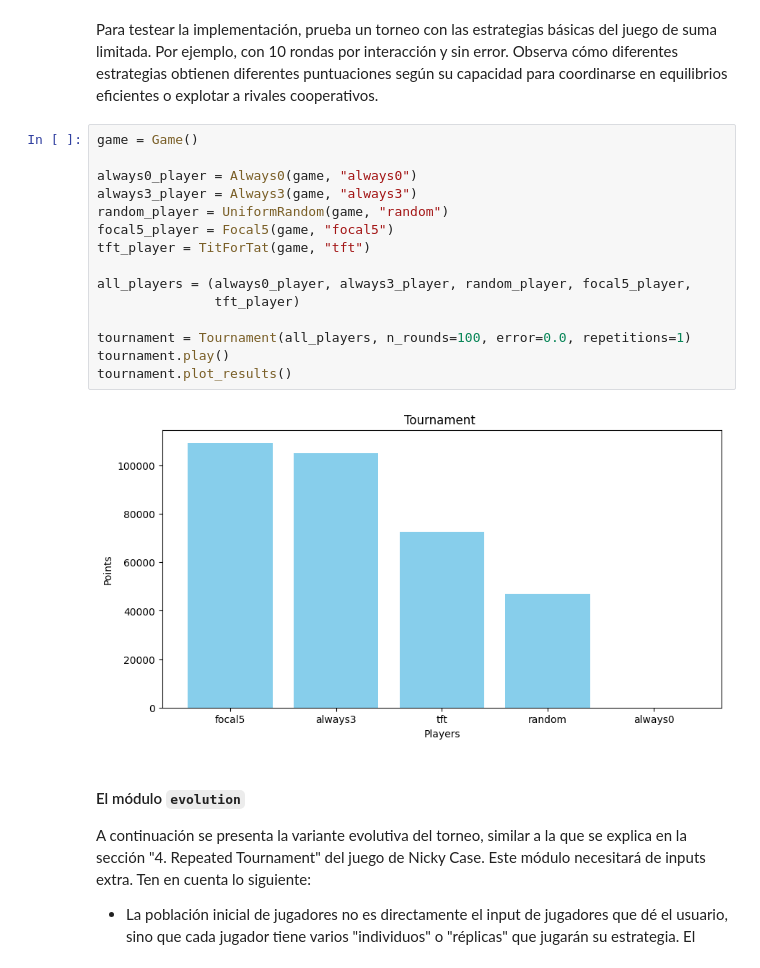
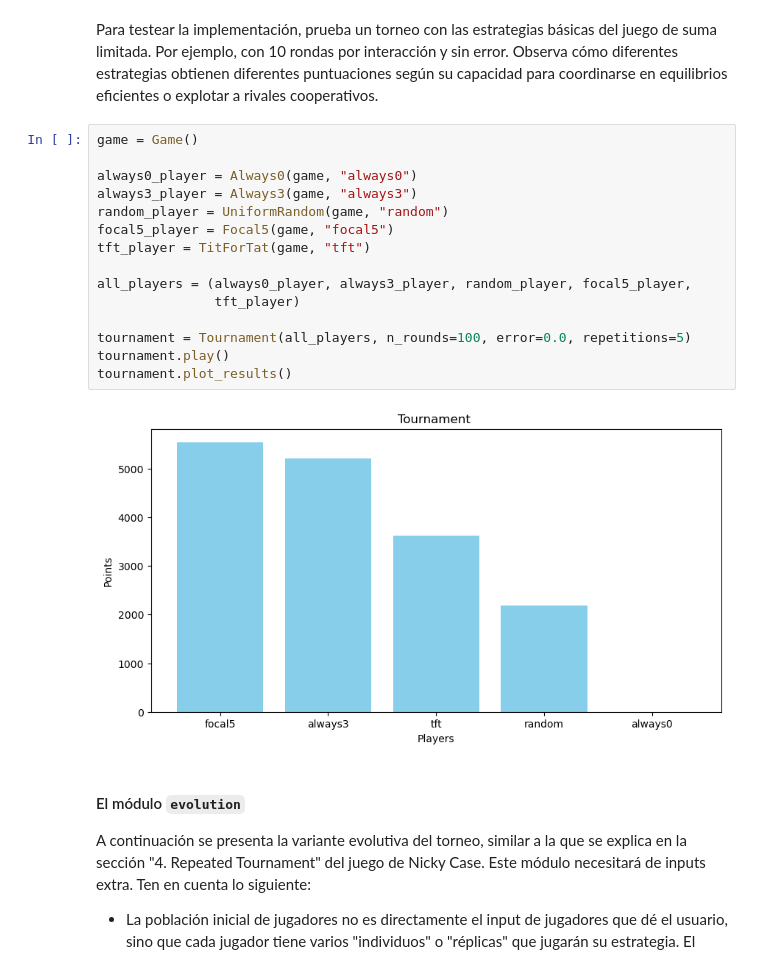
Before and after one commit to kzzazzk/jcma-opt, a Jupyter notebook: practica1.ipynb, the cells around one changed output. Cells and saved outputs as stored; diff of their text form.

````diff
--- a/practica1.ipynb
+++ b/practica1.ipynb
@@ -554,20 +551,20 @@ Para testear la implementación, prueba un torneo con las estrategias básicas d
 # %%
 game = Game()
 
 always0_player = Always0(game, "always0")
 always3_player = Always3(game, "always3")
 random_player = UniformRandom(game, "random")
 focal5_player = Focal5(game, "focal5")
 tft_player = TitForTat(game, "tft")
 
 all_players = (always0_player, always3_player, random_player, focal5_player,
                tft_player)
 
-tournament = Tournament(all_players, n_rounds=100, error=0.0, repetitions=1)
+tournament = Tournament(all_players, n_rounds=100, error=0.0, repetitions=5)
 tournament.play()
 tournament.plot_results()
 # %% [output]
-[figure, old version]
+[figure, new version]
 # %% [markdown]
 #### El módulo ```evolution```
 
````
Also changed, not shown: parts of 4 cells of this notebook.
